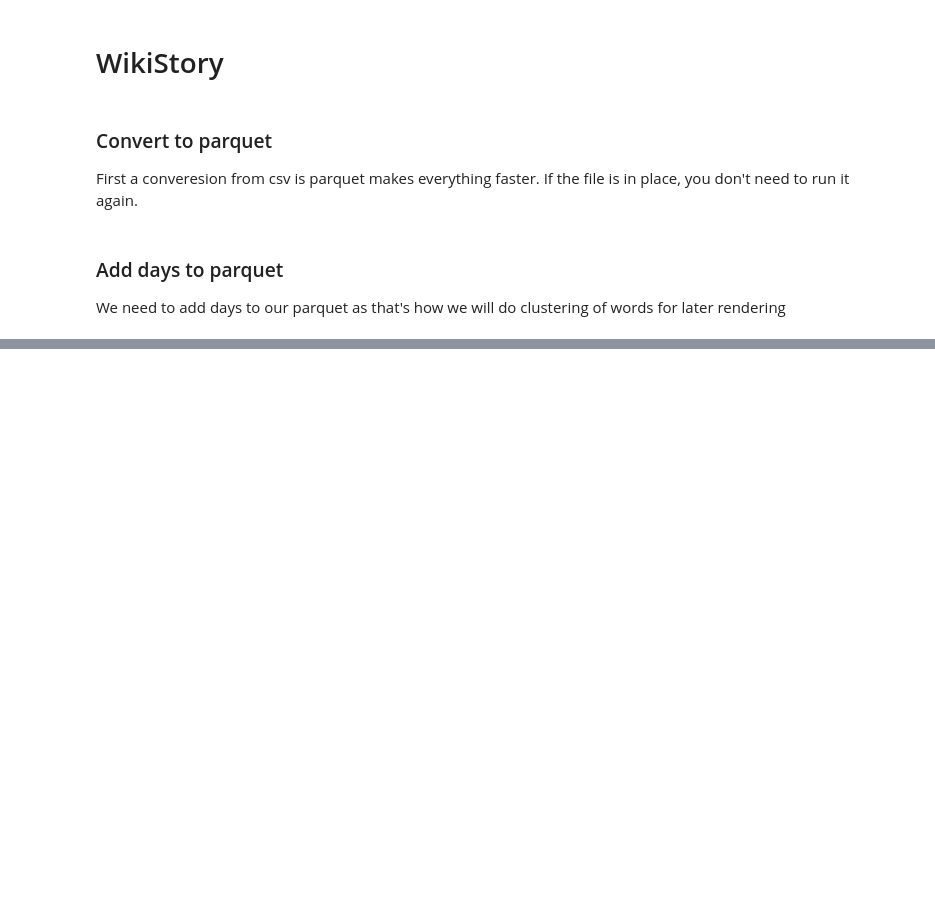
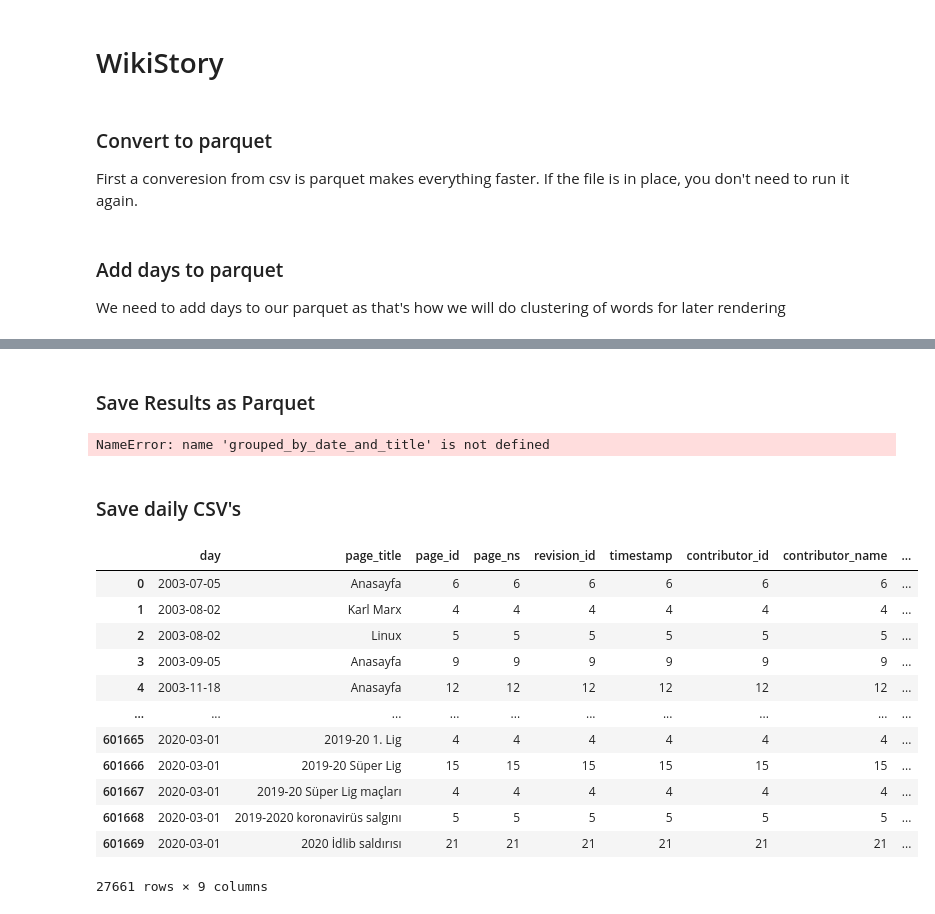
Before and after one commit to gokaykucuk/wiki_history, a Jupyter notebook: prepare.ipynb, the cells around one changed output, grey strips where cells are left out. Cells and saved outputs as stored; diff of their text form; code cells hidden in the pictures; blank space fills up the shorter version.

Commit message:
generating index file

```diff
--- a/prepare.ipynb
+++ b/prepare.ipynb
@@ -57,0 +31,29 @@ input_data.to_parquet('data/with_day.parquet', engine='pyarrow')
+# %% [markdown]
+### Save Results as Parquet
+# %%
+grouped_by_date_and_title.to_parquet('data/grouped.parquet', engine='pyarrow')
+# %% [output]
+NameError: name 'grouped_by_date_and_title' is not defined
+# %% [markdown]
+### Save daily CSV's
+# %%
+grouped_by_date_and_title = pd.read_parquet('data/grouped.parquet')
+# %%
+more_than_two = grouped_by_date_and_title[grouped_by_date_and_title['page_id']>3]
+more_than_two = more_than_two.reset_index()
+grouped_by_day = more_than_two.groupby('day')
+grouped_by_day.head()
+# %% [output]
+|  | day | page_title | page_id | page_ns | revision_id | timestamp | contributor_id | contributor_name | ... |
+| 0 | 2003-07-05 | Anasayfa | 6 | 6 | 6 | 6 | 6 | 6 | ... |
+| 1 | 2003-08-02 | Karl Marx | 4 | 4 | 4 | 4 | 4 | 4 | ... |
+| 2 | 2003-08-02 | Linux | 5 | 5 | 5 | 5 | 5 | 5 | ... |
+| 3 | 2003-09-05 | Anasayfa | 9 | 9 | 9 | 9 | 9 | 9 | ... |
+| 4 | 2003-11-18 | Anasayfa | 12 | 12 | 12 | 12 | 12 | 12 | ... |
+| ... | ... | ... | ... | ... | ... | ... | ... | ... | ... |
+| 601665 | 2020-03-01 | 2019-20 1. Lig | 4 | 4 | 4 | 4 | 4 | 4 | ... |
+| 601666 | 2020-03-01 | 2019-20 Süper Lig | 15 | 15 | 15 | 15 | 15 | 15 | ... |
+| 601667 | 2020-03-01 | 2019-20 Süper Lig maçları | 4 | 4 | 4 | 4 | 4 | 4 | ... |
+| 601668 | 2020-03-01 | 2019-2020 koronavirüs salgını | 5 | 5 | 5 | 5 | 5 | 5 | ... |
+| 601669 | 2020-03-01 | 2020 İdlib saldırısı | 21 | 21 | 21 | 21 | 21 | 21 | ... |
+27661 rows × 9 columns
```
Also changed, not shown: parts of 11 cells of this notebook.
